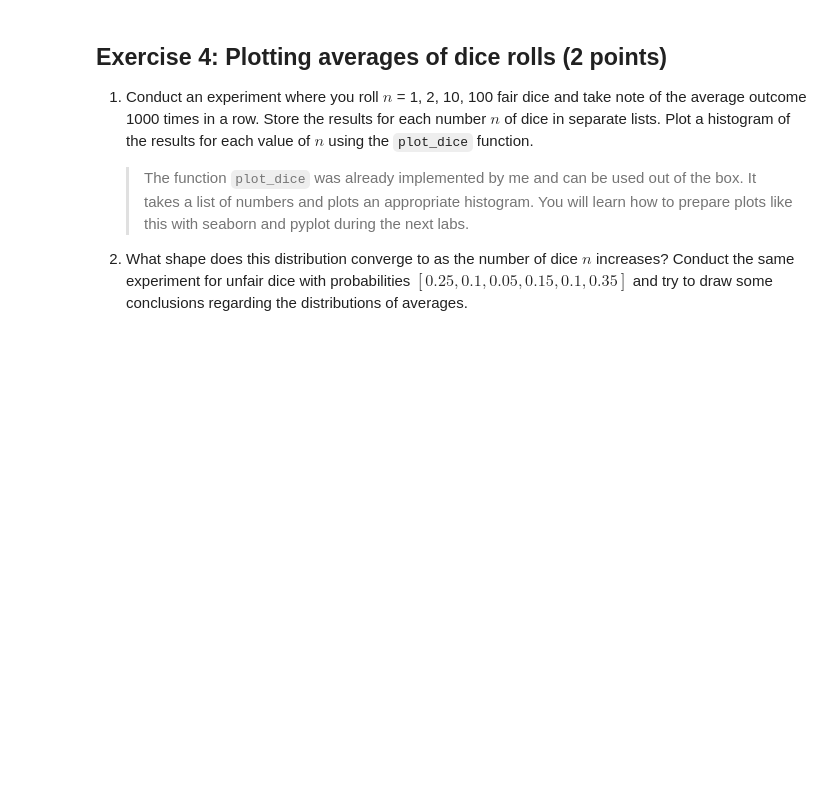
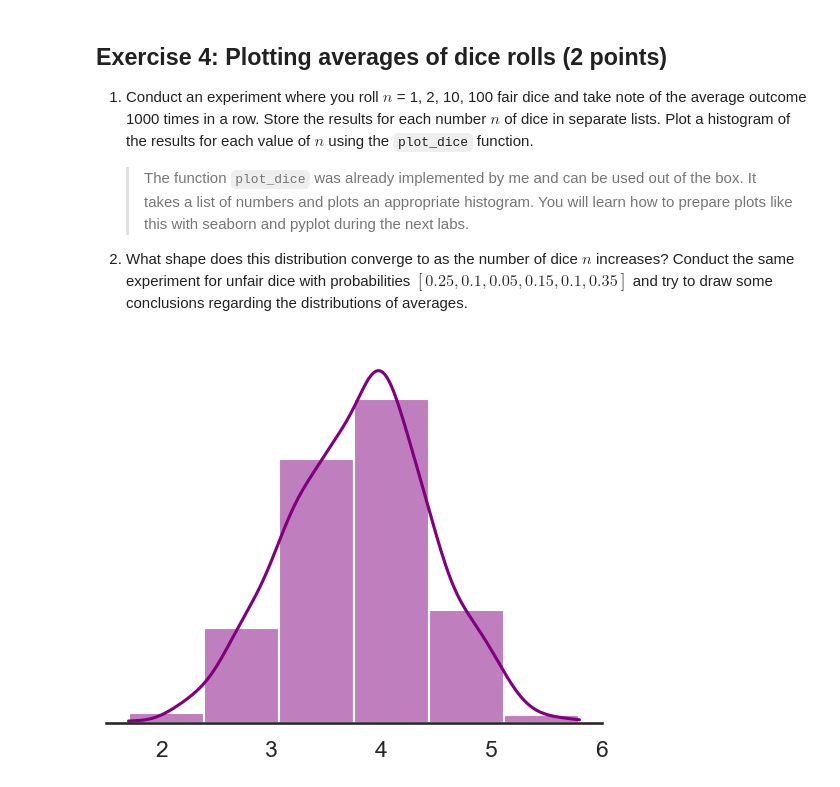
Before and after one commit to lesakafoti/pum-25, a Jupyter notebook: lab1.ipynb, the cells around one changed output. Cells and saved outputs as stored; diff of their text form; code cells hidden in the pictures; blank space fills up the shorter version.

```diff
--- a/lab1.ipynb
+++ b/lab1.ipynb
@@ -48,20 +48,14 @@ print(zeros)
 # %% [output]
 [0, 0, 0, 0, 0, 0, 0, 0, 0, 0, 0, 0, 0, 0, 0, 0, 0, 0, 0, 0, 0, 0, 0, 0, 0, 0, 0, 0, 0, 0, 0, 0]
 # %%
-odd = []
-for i in range(64):
-    if i%2==1:
-        odd.append(i)
+odd = [[0]*32 for ]
+
 
 print(odd)
 # %% [output]
 [1, 3, 5, 7, 9, 11, 13, 15, 17, 19, 21, 23, 25, 27, 29, 31, 33, 35, 37, 39, 41, 43, 45, 47, 49, 51, 53, 55, 57, 59, 61, 63]
 # %%
-zeros_matrix = []
-for i in range(4):
-    zeros_matrix.append([0,0,0])
-
-
+zeros_matrix=[[0]*3 for i in range(4)]
 print(zeros_matrix)
 # %% [output]
 [[0, 0, 0], [0, 0, 0], [0, 0, 0], [0, 0, 0]]
@@ -309,11 +323,23 @@ There are many other dunder methods that you can implement in your classes. You
 
 2. What shape does this distribution converge to as the number of dice $n$ increases? Conduct the same experiment for unfair dice with probabilities $[0.25, 0.1, 0.05, 0.15, 0.1, 0.35]$ and try to draw some conclusions regarding the distributions of averages.
 # %%
-averages_1 = ...
-averages_2 = ...
-averages_10 = ...
-averages_100 = ...
+import random
+def roll(dice_num, trials_num):
+    results=[]
+    for i in range(trials_num):
+        a=[random.choices(population=[1, 2, 3, 4, 5, 6], weights=[0.25,0.1,0.05,0.15,0.1,0.35], k=1)[0] for y in range(dice_num)]
+        average=sum(a)/dice_num
+        results.append(average)
+    return results
+
+
+averages_1 = roll(1,1000)
+averages_2 = roll(2,1000)
+averages_10 = roll(10,1000)
+averages_100 = roll(100,1000)
 # %%
 from helpers.plotting import plot_hist
 
-plot_hist(averages_1) # plot histogram of averages for n=1 dice
+plot_hist(averages_10) # plot histogram of averages for n=1 dice
+# %% [output]
+[figure, added]
```
Also changed, not shown: parts of 8 cells of this notebook.
